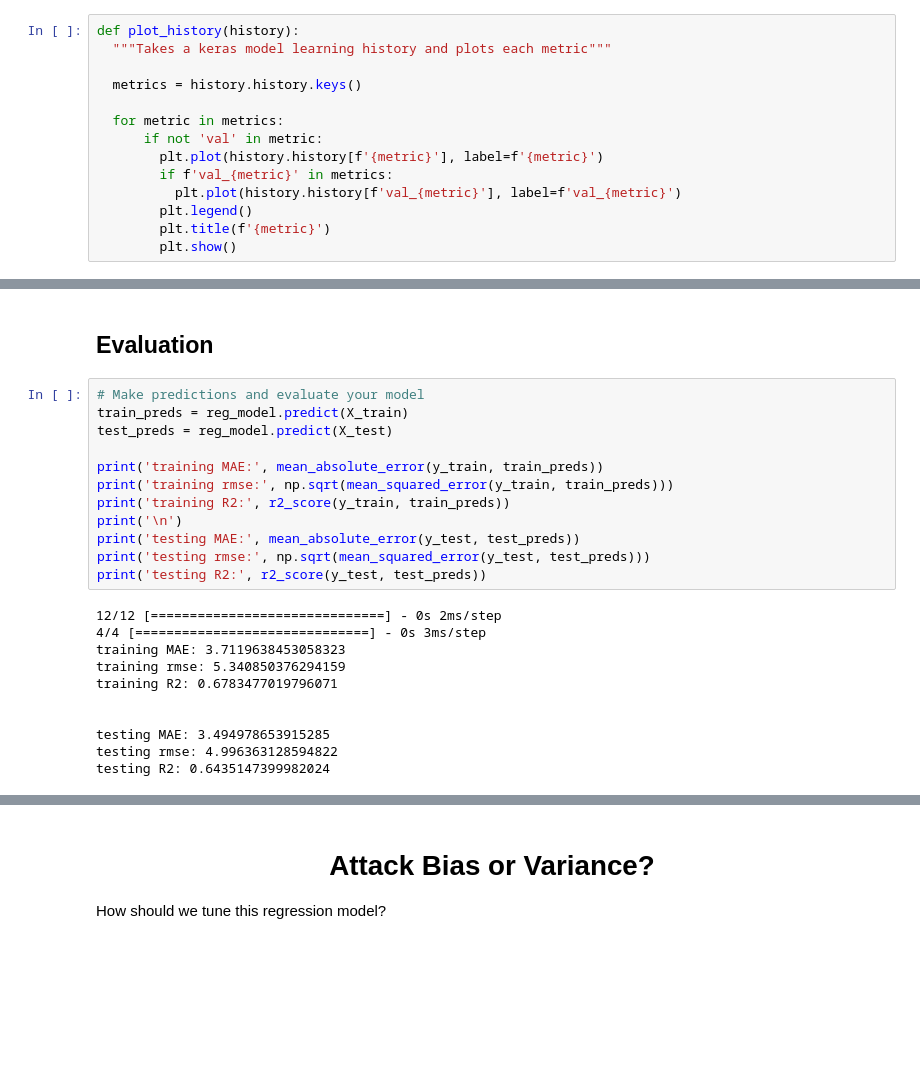
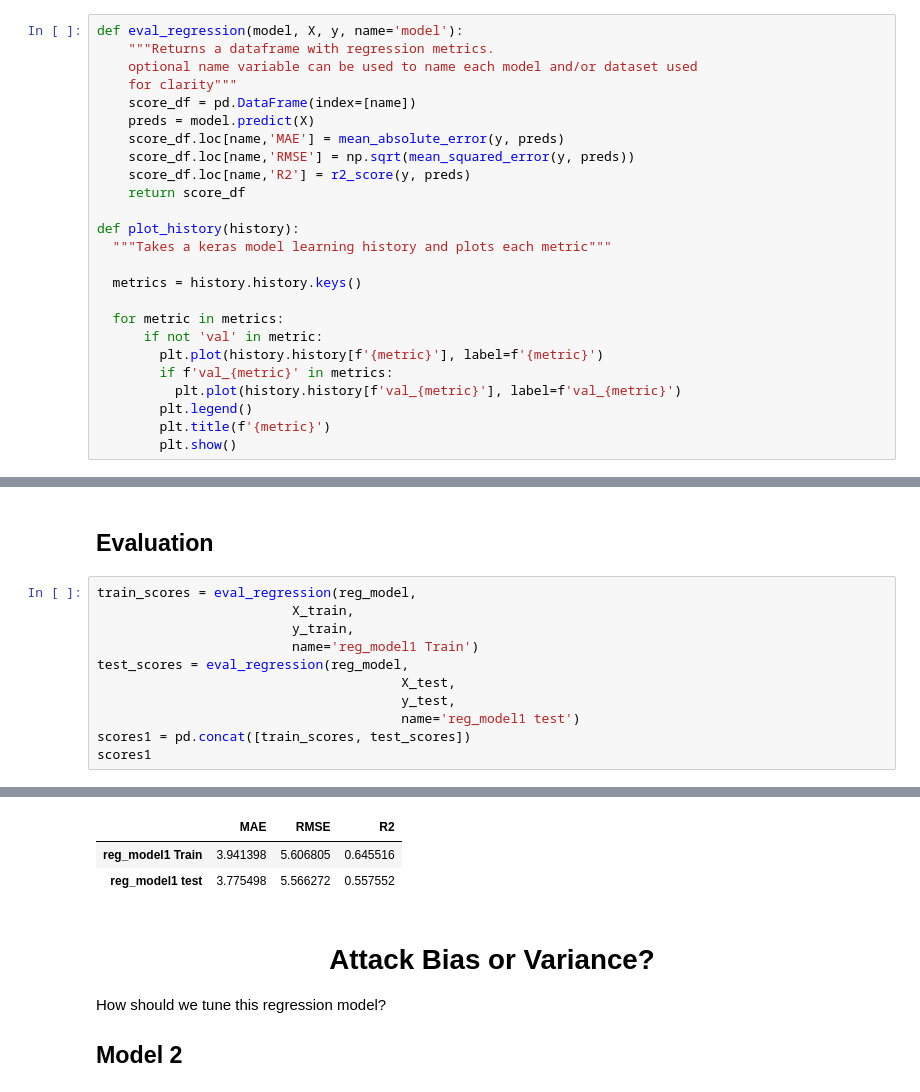
Before and after one commit to pylabview/week-11-lecture-2-tuning-deep-learning-models, a Jupyter notebook: Code-along Tuning Neural Networks.ipynb, the cells around one changed output, grey strips where cells are left out. Cells and saved outputs as stored; diff of their text form; blank space fills up the shorter version.

Commit message:
Update notebooks
Include new metric functions that output a dataframe of metrics.

```diff
--- a/Code-along Tuning Neural Networks.ipynb
+++ b/Code-along Tuning Neural Networks.ipynb
@@ -27,4 +31,15 @@ Since we will be plotting histories for all of our models, lets create a functio
 # %%
+def eval_regression(model, X, y, name='model'):
+    """Returns a dataframe with regression metrics.
+    optional name variable can be used to name each model and/or dataset used
+    for clarity"""
+    score_df = pd.DataFrame(index=[name])
+    preds = model.predict(X)
+    score_df.loc[name,'MAE'] = mean_absolute_error(y, preds)
+    score_df.loc[name,'RMSE'] = np.sqrt(mean_squared_error(y, preds))
+    score_df.loc[name,'R2'] = r2_score(y, preds)
+    return score_df
+
 def plot_history(history):
   """Takes a keras model learning history and plots each metric"""
 
@@ -215,25 +235,14 @@ plot_history(history)
 # %% [markdown]
 ## Evaluation
-# %%
-# Make predictions and evaluate your model
-train_preds = reg_model.predict(X_train)
-test_preds = reg_model.predict(X_test)
-
-print('training MAE:', mean_absolute_error(y_train, train_preds))
-print('training rmse:', np.sqrt(mean_squared_error(y_train, train_preds)))
-print('training R2:', r2_score(y_train, train_preds))
-print('\n')
-print('testing MAE:', mean_absolute_error(y_test, test_preds))
-print('testing rmse:', np.sqrt(mean_squared_error(y_test, test_preds)))
-print('testing R2:', r2_score(y_test, test_preds))
-# %% [output]
-12/12 [==============================] - 0s 2ms/step
-4/4 [==============================] - 0s 3ms/step
-training MAE: 3.7119638453058323
-training rmse: 5.340850376294159
-training R2: 0.6783477019796071
-
-
-testing MAE: 3.494978653915285
-testing rmse: 4.996363128594822
-testing R2: 0.6435147399982024
+# %%
+train_scores = eval_regression(reg_model,
+                         X_train,
+                         y_train,
+                         name='reg_model1 Train')
+test_scores = eval_regression(reg_model,
+                                       X_test,
+                                       y_test,
+                                       name='reg_model1 test')
+scores1 = pd.concat([train_scores, test_scores])
+scores1
+# %% [output]
@@ -240,4 +251,9 @@ testing R2: 0.6435147399982024
+|  | MAE | RMSE | R2 |
+| reg_model1 Train | 3.941398 | 5.606805 | 0.645516 |
+| reg_model1 test | 3.775498 | 5.566272 | 0.557552 |
 # %% [markdown]
 # <center> Attack Bias or Variance? </center>
 
 How should we tune this regression model?
+
+## Model 2
```
Also changed, not shown: parts of 35 cells of this notebook, 5 other files.
